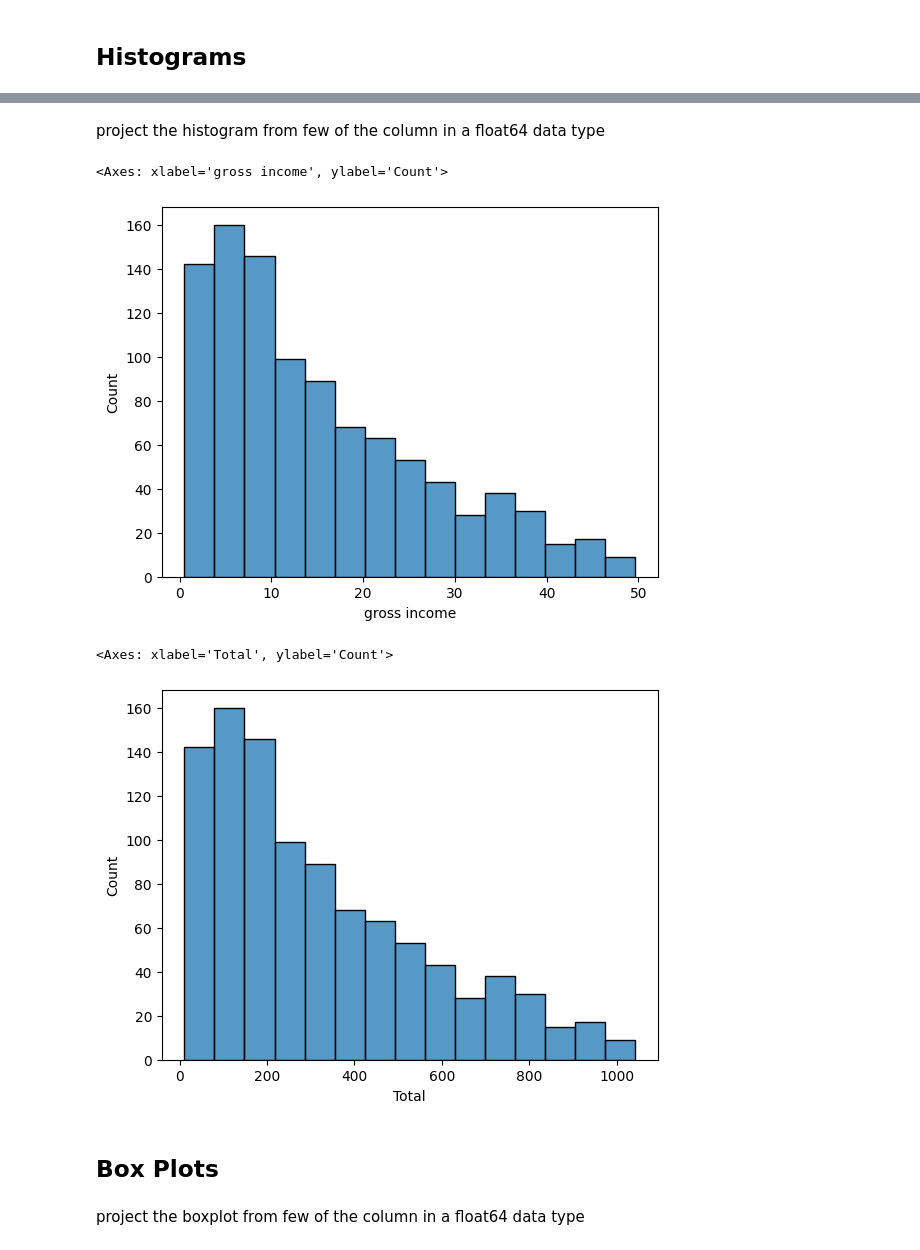
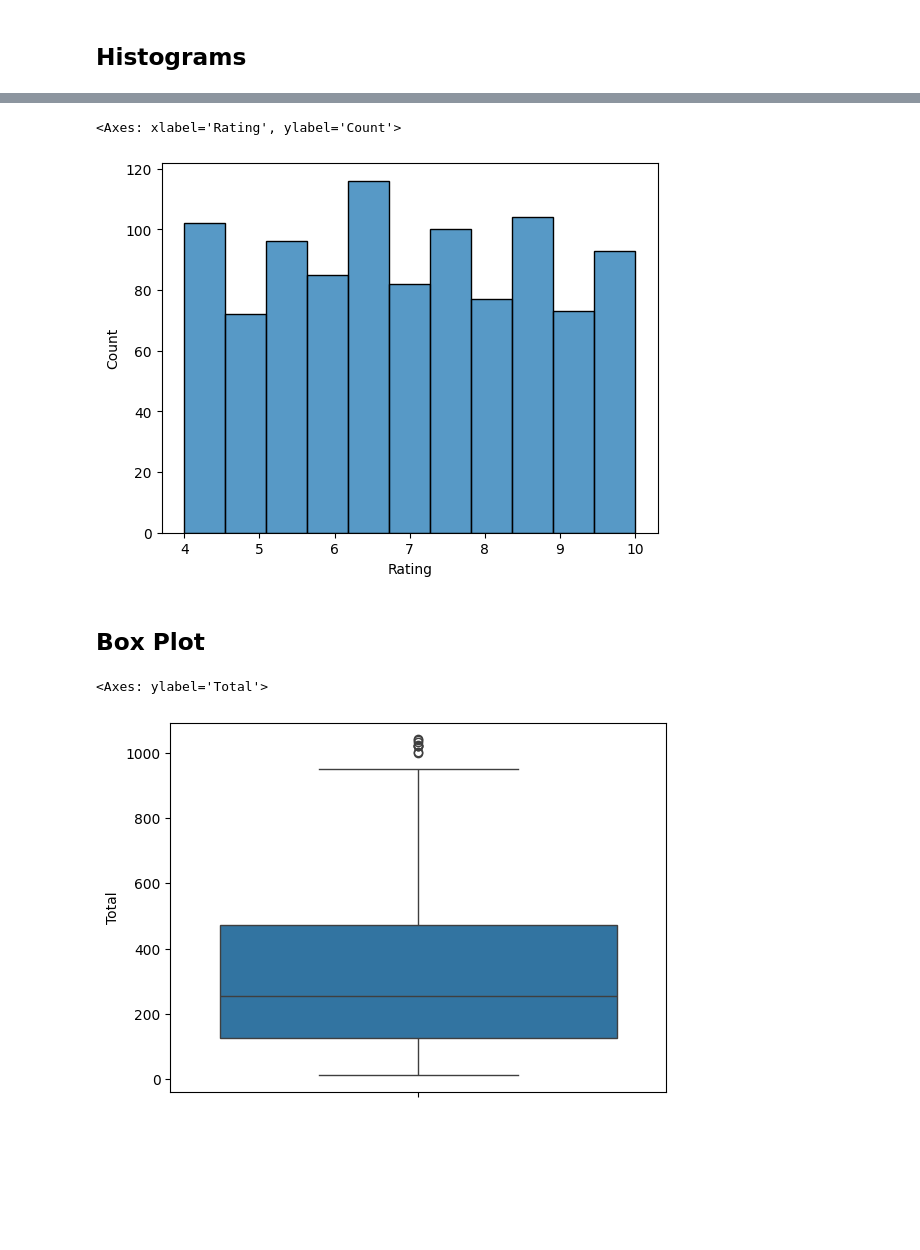
Before and after one commit to LeroyChris/data-portofolio, a Jupyter notebook: data_visualization_assignment.ipynb, the cells around one changed output, grey strips where cells are left out. Cells and saved outputs as stored; diff of their text form; code cells hidden in the pictures; blank space fills up the shorter version.

```diff
--- a/data_visualization_assignment.ipynb
+++ b/data_visualization_assignment.ipynb
@@ -123,5 +125,0 @@ memory usage: 125.1+ KB
-# %%
-#extract hour, weekday, and month from date time for further analyze
-df["hour"] = df["DateTime"].dt.hour
-df["weekday"] = df["DateTime"].dt.weekday
-df["month"] = df["DateTime"].dt.month
@@ -229,16 +134,12 @@ memory usage: 136.8+ KB
-# %% [markdown]
-project the histogram from few of the column in a float64 data type
 # %%
-sns.histplot(df,x="gross income")
+sns.histplot(df,x="Rating")
 # %% [output]
-<Axes: xlabel='gross income', ylabel='Count'>
+<Axes: xlabel='Rating', ylabel='Count'>
-[figure, old version]
+[figure, new version]
+# %% [markdown]
+## Box Plot
 # %%
-sns.histplot(data=df, x='Total')
+sns.boxplot(data=df,y="Total")
 # %% [output]
-<Axes: xlabel='Total', ylabel='Count'>
+<Axes: ylabel='Total'>
-[figure, old version]
+[figure, new version]
-# %% [markdown]
-## Box Plots
-# %% [markdown]
-project the boxplot from few of the column in a float64 data type
```
Also changed, not shown: parts of 26 cells of this notebook.
